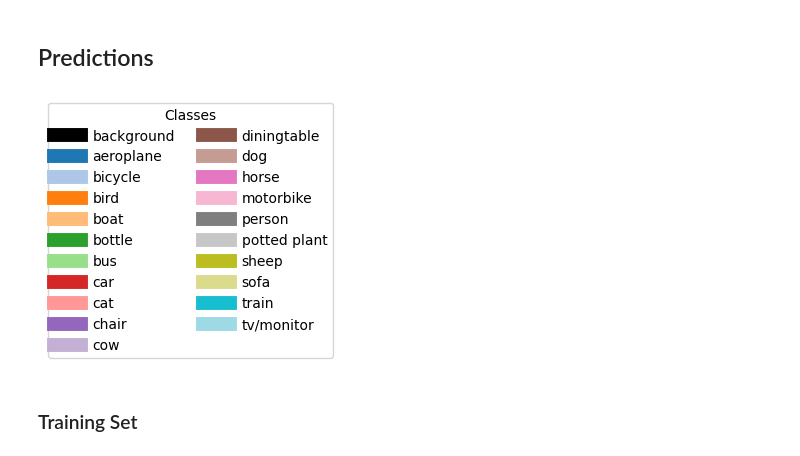
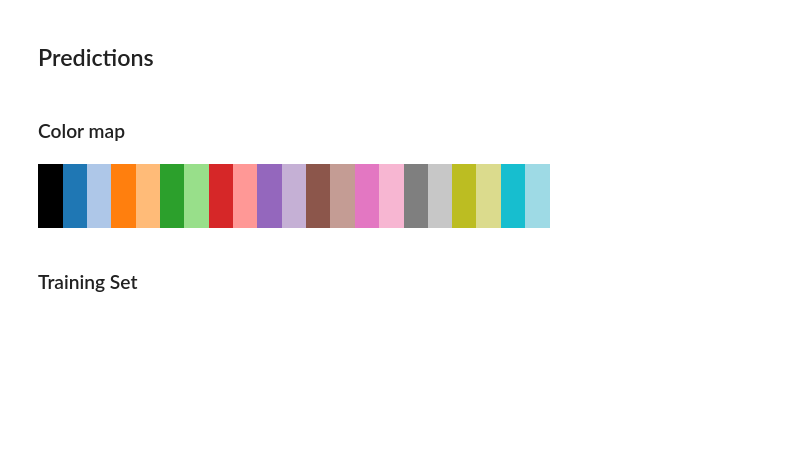
Before and after one commit to akors/dogunet, a Jupyter notebook: nb/dogunet-analyze.ipynb, the cells around one changed output. Saved outputs shown, nothing was run; the diff lists cells and outputs as text; code cells hidden in the pictures; blank space fills up the shorter version.

```diff
--- a/nb/dogunet-analyze.ipynb
+++ b/nb/dogunet-analyze.ipynb
@@ -92,10 +100,14 @@ model = model_from_checkpoint("../checkpoints/dogunet_aug1_ce.chpt.pt")
 # %% [markdown]
 ## Predictions
+# %% [markdown]
+### Color map
+# %%
+visualize.cm_tab21
+# %% [output]
+[figure, added]
 # %%
 # plot legend for colormap
-visualize.plot_colormap_legend(cmap=visualize.cm_tab21, class_names=datasets.CLASSNAMES.values())
+#visualize.plot_colormap_legend(cmap=visualize.cm_tab21, class_names=datasets.CLASSNAMES.values())
-# %% [output]
-[figure, removed]
 # %%
 def topclass_dict(mask: torch.Tensor, k: int=4):
     pred_classes, counts = mask.unique(return_counts=True)
```
Also changed, not shown: parts of 21 cells of this notebook, 1 other file.
